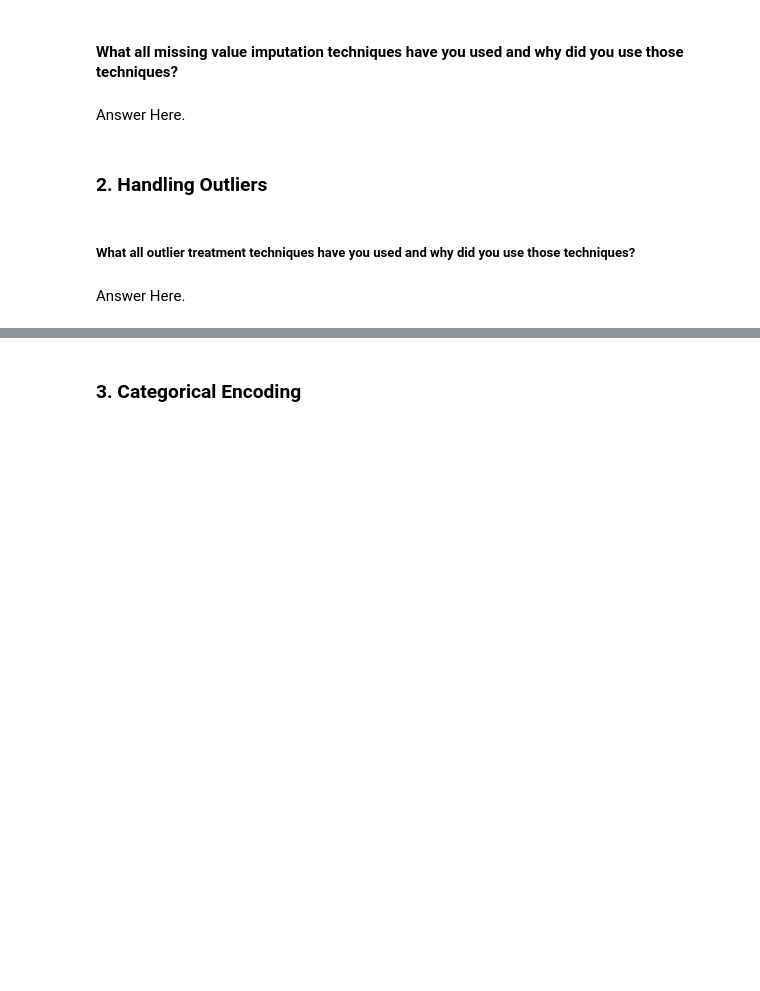
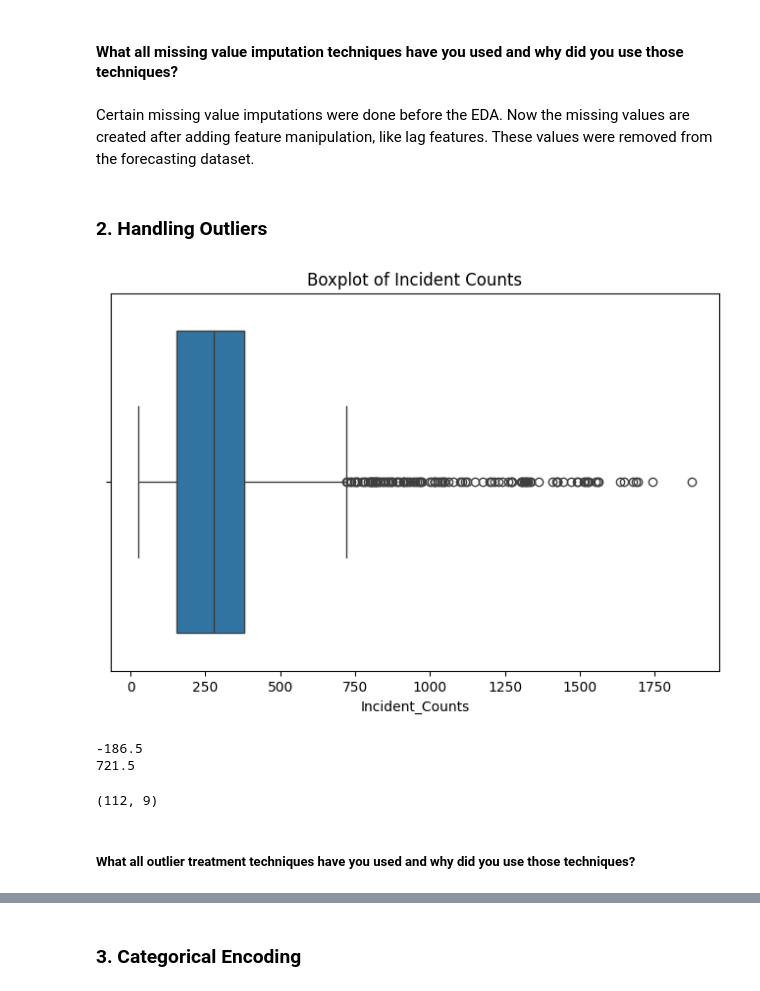
Before and after one commit to nibedita-26/crime_forecasting, a Jupyter notebook: notebook/ml_project.ipynb, the cells around one changed output, grey strips where cells are left out. Drawn from its saved outputs; the diff is of its cells as text; code cells hidden in the pictures; blank space fills up the shorter version.

```diff
--- a/notebook/ml_project.ipynb
+++ b/notebook/ml_project.ipynb
@@ -1458,0 +1649,26 @@ Answer Here.
+# %%
+# creating lag features
+crime_forecast_df = crime_forecast_df.sort_values(by=['TYPE','YEAR','MONTH'])
+
+crime_forecast_df['Lag_1'] = crime_forecast_df.groupby('TYPE')['Incident_Counts'].shift(1)
+
+crime_forecast_df['Lag_2'] = crime_forecast_df.groupby('TYPE')['Incident_Counts'].shift(2)
+
+crime_forecast_df['Lag_3'] = crime_forecast_df.groupby('TYPE')['Incident_Counts'].shift(3)
+# %%
+# Rolling-Mean Features
+crime_forecast_df['Rolling_Mean_3'] = crime_forecast_df.groupby('TYPE')['Incident_Counts'].transform(lambda x:x.rolling(3).mean())
+# %%
+# get seasonal features
+def get_season(month):
+    if month in [12,1,2]:
+        return 'Winter'
+    elif month in [3,4,5]:
+        return 'Spring'
+    elif month in [6,7,8]:
+        return 'Summer'
+    else:
+        return 'Fall'
+
+# applying the function to dataset
+crime_forecast_df['Season'] = crime_forecast_df['MONTH'].apply(get_season)
@@ -1461,8 +1711,9 @@ Answer Here.
 # %%
 # Handling Missing Values & Missing Value Imputation
+crime_forecast_df.dropna(inplace = True)
 # %% [markdown]
 #### What all missing value imputation techniques have you used and why did you use those techniques?
-# %% [markdown]
-Answer Here.
+# %% [markdown]
+Certain missing value imputations were done before the EDA. Now the missing values are created after adding feature manipulation, like lag features. These values were removed from the forecasting dataset.
 # %% [markdown]
 ### 2. Handling Outliers
@@ -1471,4 +1720,34 @@ Answer Here.
+# %%
+# Handling Outliers & Outlier treatments
+plt.figure(figsize=(8,5))
+
+sns.boxplot(x=crime_forecast_df['Incident_Counts'])
+
+plt.title('Boxplot of Incident Counts')
+
+plt.show()
+# %% [output]
+[figure, added]
+# %%
+Q1 = crime_forecast_df['Incident_Counts'].quantile(0.25)
+
+Q3 = crime_forecast_df['Incident_Counts'].quantile(0.75)
+
+IQR = Q3 - Q1
+
+lower_bound = Q1 - 1.5 * IQR
+upper_bound = Q3 + 1.5 * IQR
+
+print(lower_bound)
+print(upper_bound)
+# %% [output]
+-186.5
+721.5
+# %%
+outliers = crime_forecast_df[(crime_forecast_df['Incident_Counts'] < lower_bound) | (crime_forecast_df['Incident_Counts'] > upper_bound)]
+
+print(outliers.shape)
+# %% [output]
+(112, 9)
 # %% [markdown]
 ##### What all outlier treatment techniques have you used and why did you use those techniques?
-# %% [markdown]
-Answer Here.
```
Also changed, not shown: parts of 136 cells of this notebook.
